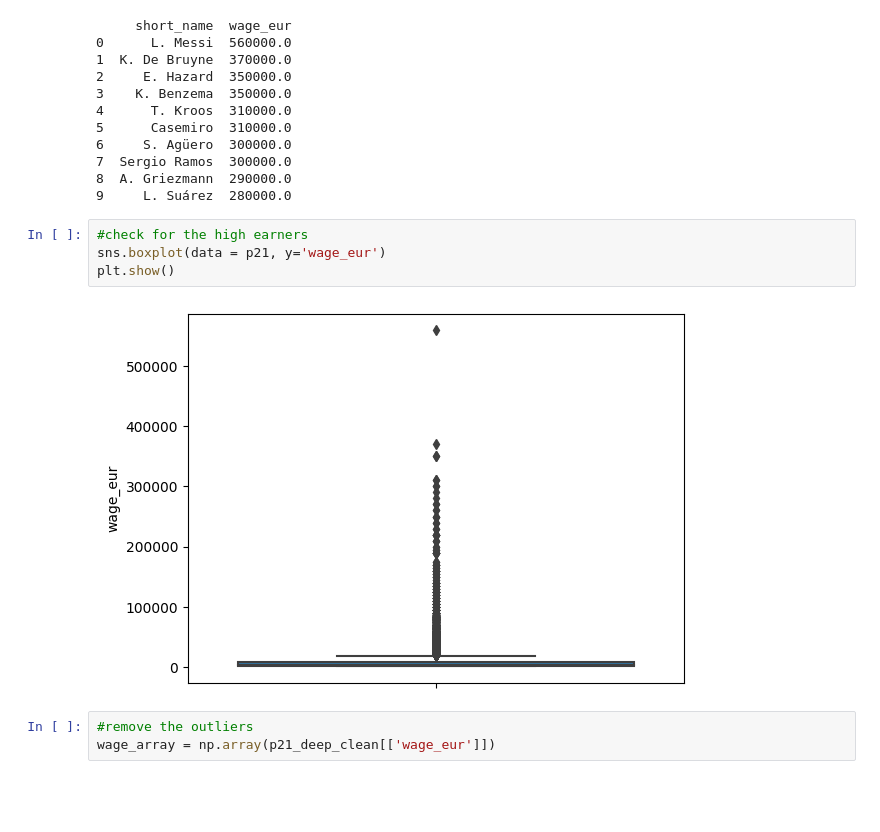
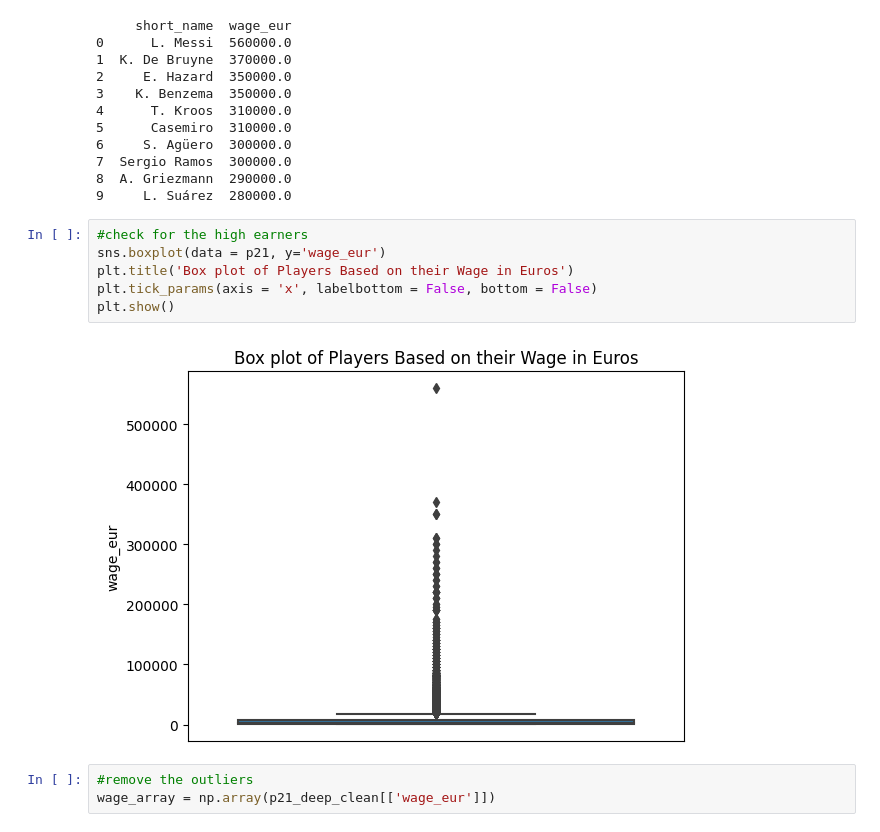
Before and after one commit to ToluPaul/Fifa-22_analysis, a Jupyter notebook: Fifa.ipynb, the cells around one changed output. Saved outputs shown, nothing was run; the diff lists cells and outputs as text; blank space fills up the shorter version.

```diff
--- a/Fifa.ipynb
+++ b/Fifa.ipynb
@@ -296,9 +296,11 @@ print(top_earners[['short_name', 'wage_eur']].reset_index(drop=True).head(10))
 # %%
 #check for the high earners
 sns.boxplot(data = p21, y='wage_eur')
+plt.title('Box plot of Players Based on their Wage in Euros')
+plt.tick_params(axis = 'x', labelbottom = False, bottom = False)
 plt.show()
 # %% [output]
-[figure, old version]
+[figure, new version]
 # %%
 #remove the outliers
 wage_array = np.array(p21_deep_clean[['wage_eur']])
```
Also changed, not shown: parts of 6 cells of this notebook.
